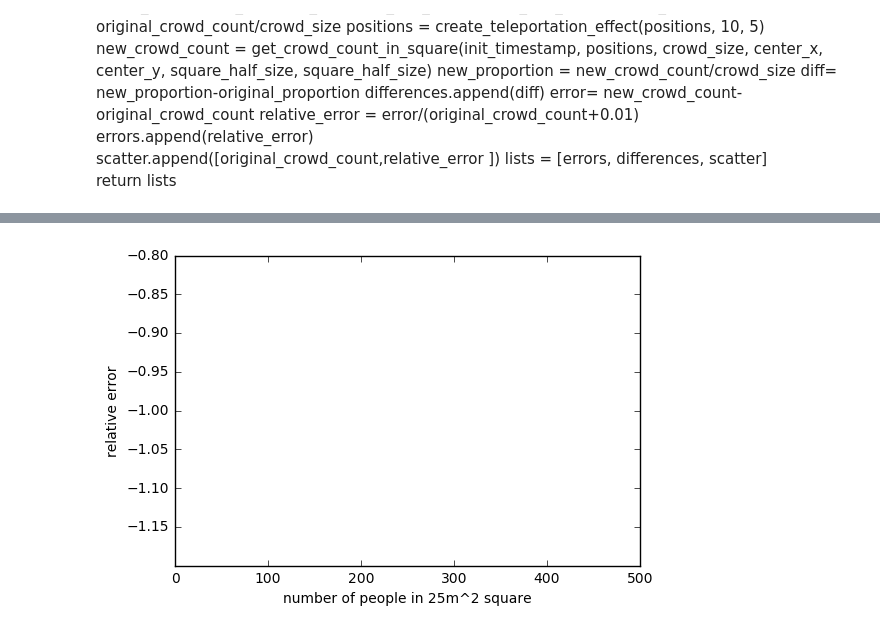
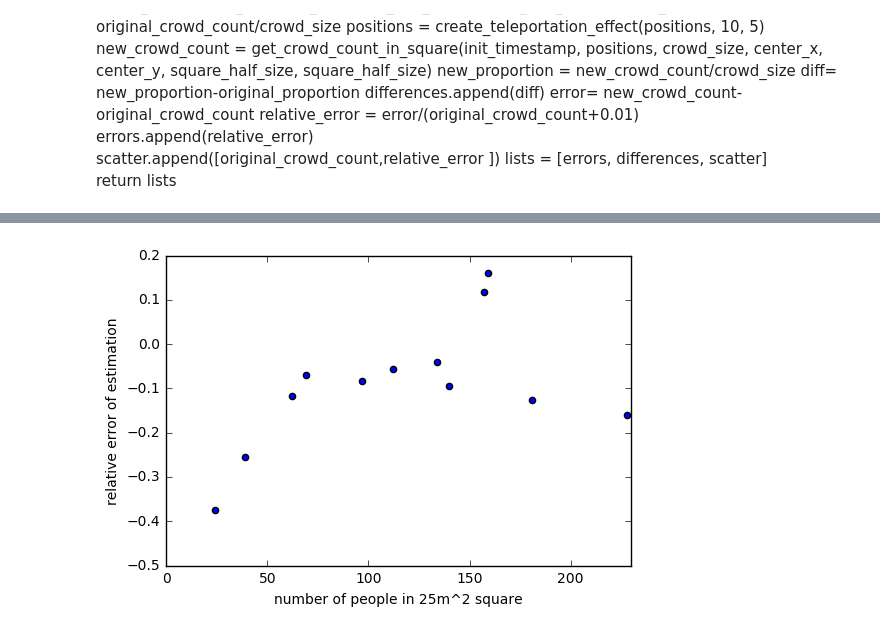
Before and after one commit to ArenA-Crowds/Crowds, a Jupyter notebook: Simulations.ipynb, the cells around one changed output, grey strips where cells are left out. Cells and saved outputs as stored; diff of their text form; code cells hidden in the pictures.

```diff
--- a/Simulations.ipynb
+++ b/Simulations.ipynb
@@ -208,7 +220,7 @@ def get_a_snapshot(positions,  timestamp, interval):
         snapshot = []
         counted = {}
         for position in positions:
-            if position[0] > timestamp and position[0] < timestamp + interval*1000:
+            if position[0] >= timestamp and position[0] < timestamp + interval*1000:
                 if position[1] not in counted:
                     snapshot.append(position)
                     counted[position[1]] = True
@@ -262,14 +274,14 @@ def run( width_stadium, length_stadium, square_half_size, window, stride):
     original_crowd_count_list = []
     fake_crowd_count_list = []
     method_crowd_count_list = []
-    for i in range (0, 15):
+    for i in range (0, 16):
         crowd_size +=step
         print(i)
         positions = read_original_positions(path_original_positions + str(crowd_size)+".pkl")
         print(crowd_size)
         center_x = 32.5 - width_stadium/2.0
         center_y = 32.5 - length_stadium/2.0
-        original_crowd_count = get_crowd_count_in_square(init_timestamp+window*stride*1000, positions, crowd_size, center_x, center_y, square_half_size, square_half_size, 2*measurement_delay/1000)
+        original_crowd_count = get_crowd_count_in_square(init_timestamp+window*stride*1000, positions, crowd_size, center_x, center_y, square_half_size, square_half_size, 0)
         original_proportion = original_crowd_count/crowd_size
         positions = []
         fake_positions = read_fake_positions(path_fake_positions + str(crowd_size) + ".json")
@@ -379,19 +374,27 @@ y = np.array([r[1] for r in lists[2] ])
 # %%
+
+#n = 50
+import matplotlib.pyplot as plt
+import matplotlib
+import numpy as np
+x = np.array([r[0] for r in lists[3] ])
+y = np.array([r[1] for r in lists[3] ])
+
 #fig, ax = plt.subplots()
 fit = np.polyfit(x, y, deg = 1)
 #ax.plot(x, fit[0] * x + fit[1], color='red')
 #ax.scatter(x, y)
 #plt.show()
 
 
-#plt.plot(x, fit[0] * x + fit[1], color='red')
+#plt.plot(x, 0, color='red')
 plt.plot(0, color='red')
 plt.scatter(x, y)
-plt.ylabel('relative error')
+plt.ylabel('relative error of estimation')
 plt.xlabel('number of people in 25m^2 square')
 axes = plt.gca()
-axes.set_xlim([0, 500])
-axes.set_ylim([-1.2, -0.8])
+axes.set_xlim([0, 230])
+#axes.set_ylim([-0.5, 0.5])
 plt.show()
 # %% [output]
-[figure, old version]
+[figure, new version]
```
Also changed, not shown: parts of 16 cells of this notebook.
